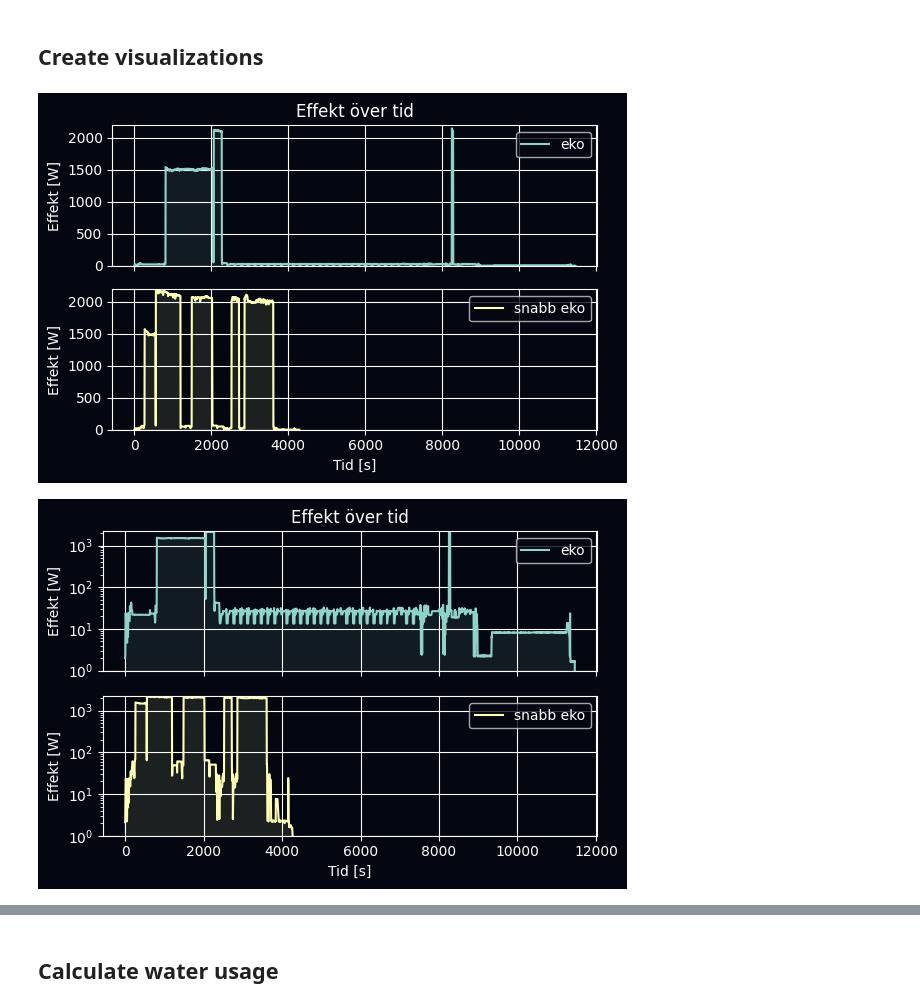
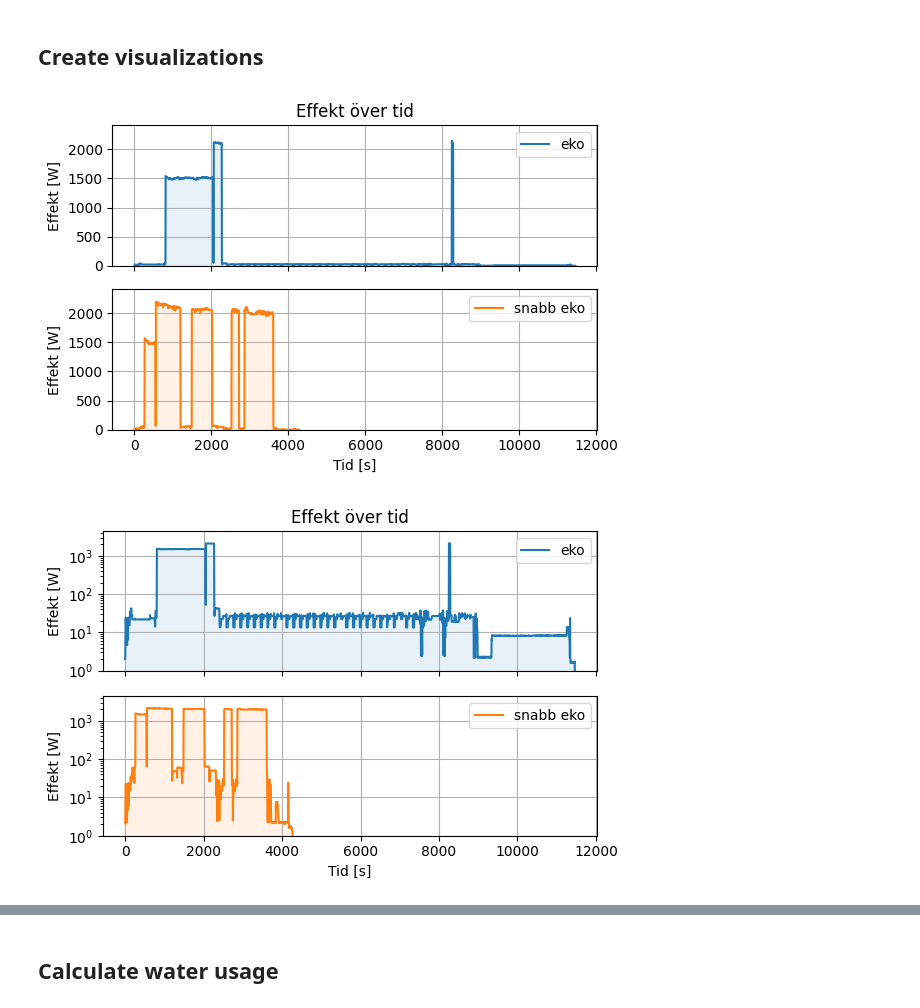
Before and after one commit to Kladdy/dishwasher-eco-mode, a Jupyter notebook: dishwasher-eco-mode.ipynb, the cells around one changed output, grey strips where cells are left out. Saved outputs shown, nothing was run; the diff lists cells and outputs as text; code cells hidden in the pictures.

Commit message:
Update plots

```diff
--- a/dishwasher-eco-mode.ipynb
+++ b/dishwasher-eco-mode.ipynb
@@ -19,7 +19,7 @@ ureg = UnitRegistry()
 
 FILE_FORMAT = "svg"
 
-DARK_MODE = True
+DARK_MODE = False
 if DARK_MODE:
     plt.style.use("dark_background")
     plt.rcParams["figure.facecolor"] = "#040711"  # Figure background
@@ -131,37 +131,37 @@ power_y_max = max(all_power_values)
 
 for idx, mode in enumerate(modes):
     x = [x.seconds_elapsed for x in data_points[mode]]
     y = [x.state for x in data_points[mode]]
     color = default_colors[idx % len(default_colors)]  # cycle through default colors
 
     # Plot in linear scale figure
     ax0 = axes0[idx]
     ax0.plot(x, y, label=mode_labels[mode], color=color)
     ax0.fill_between(x=x, y1=y, color=color, alpha=0.1)
     ax0.set_ylabel("Effekt [W]")
     ax0.legend()
     ax0.grid()
-    ax0.set_ylim(0, power_y_max)  # Linear scale
+    ax0.set_ylim(0, 1.1 * power_y_max)  # Linear scale
 
     # Plot in log scale figure
     ax1 = axes1[idx]
     ax1.semilogy(x, y, label=mode_labels[mode], color=color)
     ax1.fill_between(x=x, y1=y, color=color, alpha=0.1)
     ax1.set_ylabel("Effekt [W]")
     ax1.legend()
     ax1.grid()
-    ax1.set_ylim(1, power_y_max)  # Log scale (avoid log(0))
+    ax1.set_ylim(1, 2 * power_y_max)  # Log scale (avoid log(0))
 
 
 # Set common x-label and titles
 for fig, ax_list, fig_idx in zip([fig0, fig1], [axes0, axes1], [0, 1]):
     ax_list[-1].set_xlabel("Tid [s]")  # Only the bottom subplot gets the x-axis label
     ax_list[0].set_title(f"Effekt över tid")
     fig.tight_layout()
     fig.savefig(plots_path / f"power_vs_time_{entity_id}_{fig_idx}.{FILE_FORMAT}", facecolor=fig.get_facecolor())
 # %% [output]
-[figure, old version]
+[figure, new version]
-[figure, old version]
+[figure, new version]
 # %%
 import matplotlib.pyplot as plt
 import matplotlib as mpl
```
Also changed, not shown: parts of 1 cell of this notebook, 6 other files.
